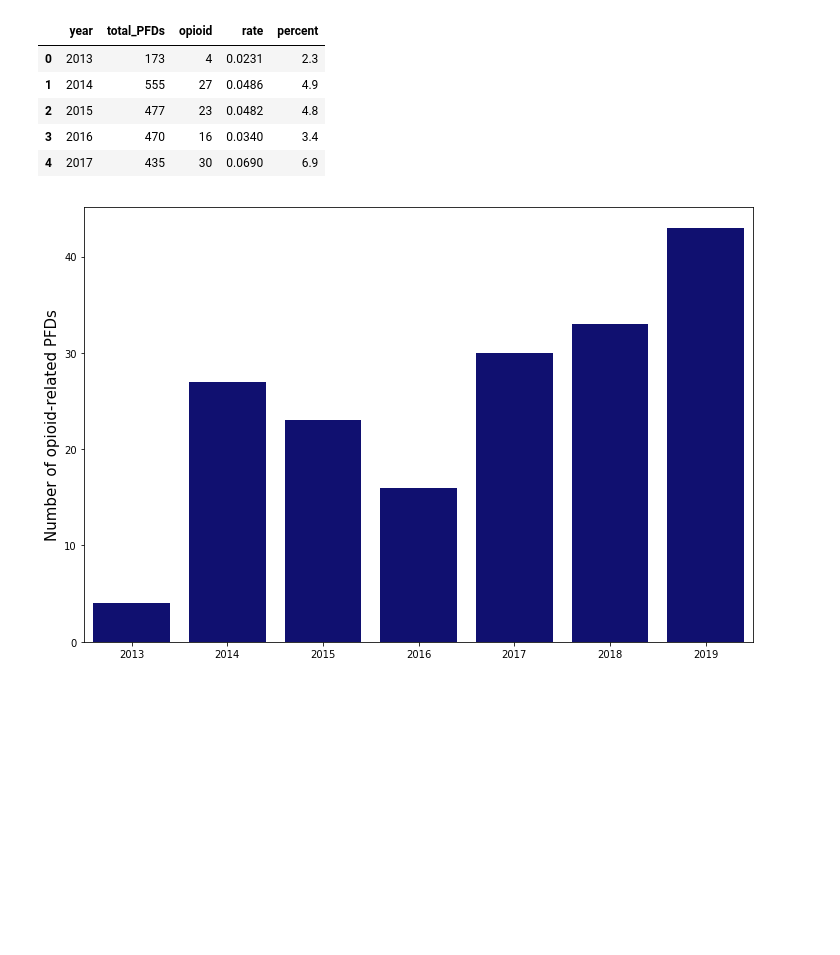
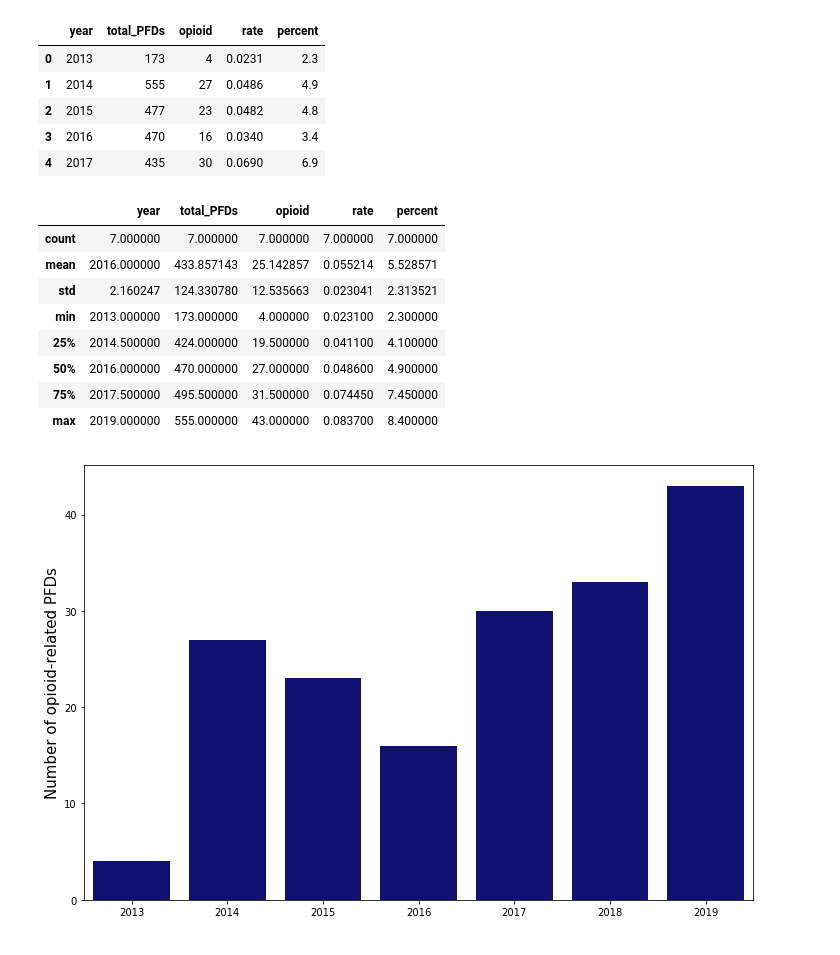
Before and after one commit to georgiarichards/opioiddeaths, a Jupyter notebook: analysis/chap 8 analysis.ipynb, the cells around one changed output. Saved outputs shown, nothing was run; the diff lists cells and outputs as text; code cells hidden in the pictures; blank space fills up the shorter version.

```diff
--- a/analysis/chap 8 analysis.ipynb
+++ b/analysis/chap 8 analysis.ipynb
@@ -44,6 +44,18 @@ df2.head()
 | 2 | 2015 | 477 | 23 | 0.0482 | 4.8 |
 | 3 | 2016 | 470 | 16 | 0.0340 | 3.4 |
 | 4 | 2017 | 435 | 30 | 0.0690 | 6.9 |
+# %%
+df2.describe()
+# %% [output]
+|  | year | total_PFDs | opioid | rate | percent |
+| count | 7.000000 | 7.000000 | 7.000000 | 7.000000 | 7.000000 |
+| mean | 2016.000000 | 433.857143 | 25.142857 | 0.055214 | 5.528571 |
+| std | 2.160247 | 124.330780 | 12.535663 | 0.023041 | 2.313521 |
+| min | 2013.000000 | 173.000000 | 4.000000 | 0.023100 | 2.300000 |
+| 25% | 2014.500000 | 424.000000 | 19.500000 | 0.041100 | 4.100000 |
+| 50% | 2016.000000 | 470.000000 | 27.000000 | 0.048600 | 4.900000 |
+| 75% | 2017.500000 | 495.500000 | 31.500000 | 0.074450 | 7.450000 |
+| max | 2019.000000 | 555.000000 | 43.000000 | 0.083700 | 8.400000 |
 # %%
 # plotting the number of opioid-related cases overtime using seaborn
 
```
